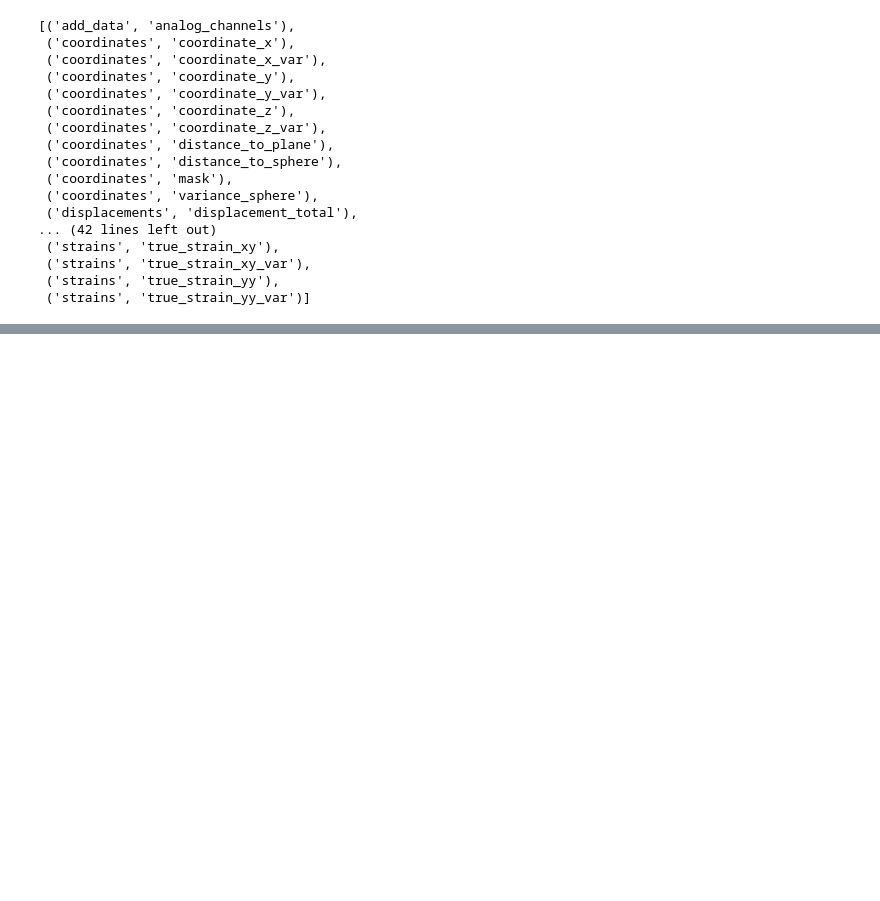
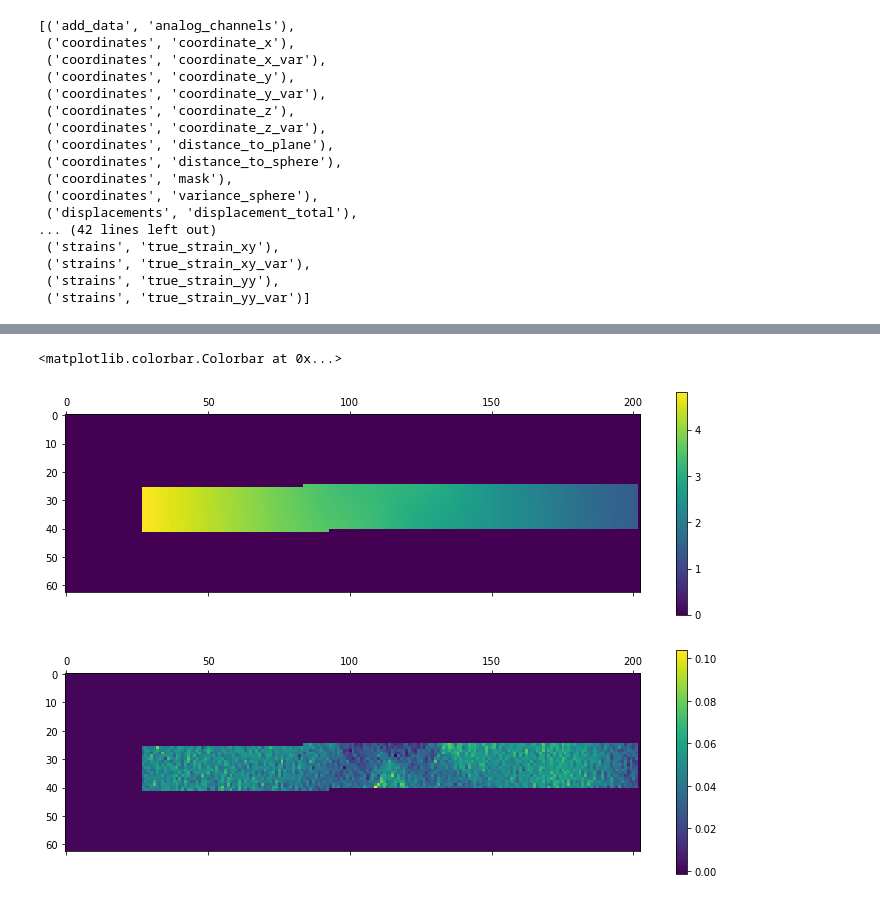
Before and after one commit to KMDE-10/DIC, a Jupyter notebook: HDF_import.ipynb, the cells around one changed output, grey strips where cells are left out. Drawn from its saved outputs; the diff is of its cells as text; code cells hidden in the pictures; blank space fills up the shorter version.

```diff
--- a/HDF_import.ipynb
+++ b/HDF_import.ipynb
@@ -146,0 +313,11 @@ plt.matshow(series.iloc[520,:][('strains','strain_p1')])
+# %%
+disp=series.iloc[525,:][('displacements', 'displacement_y')]
+dp=plt.matshow(disp)
+plt.colorbar(dp)
+strain=series.iloc[525,:][('strains', 'strain_yy')]
+sn=plt.matshow(strain)
+plt.colorbar(sn)
+# %% [output]
+<matplotlib.colorbar.Colorbar at 0x...>
+[figure, added]
+[figure, added]
```
Also changed, not shown: parts of 12 cells of this notebook.
